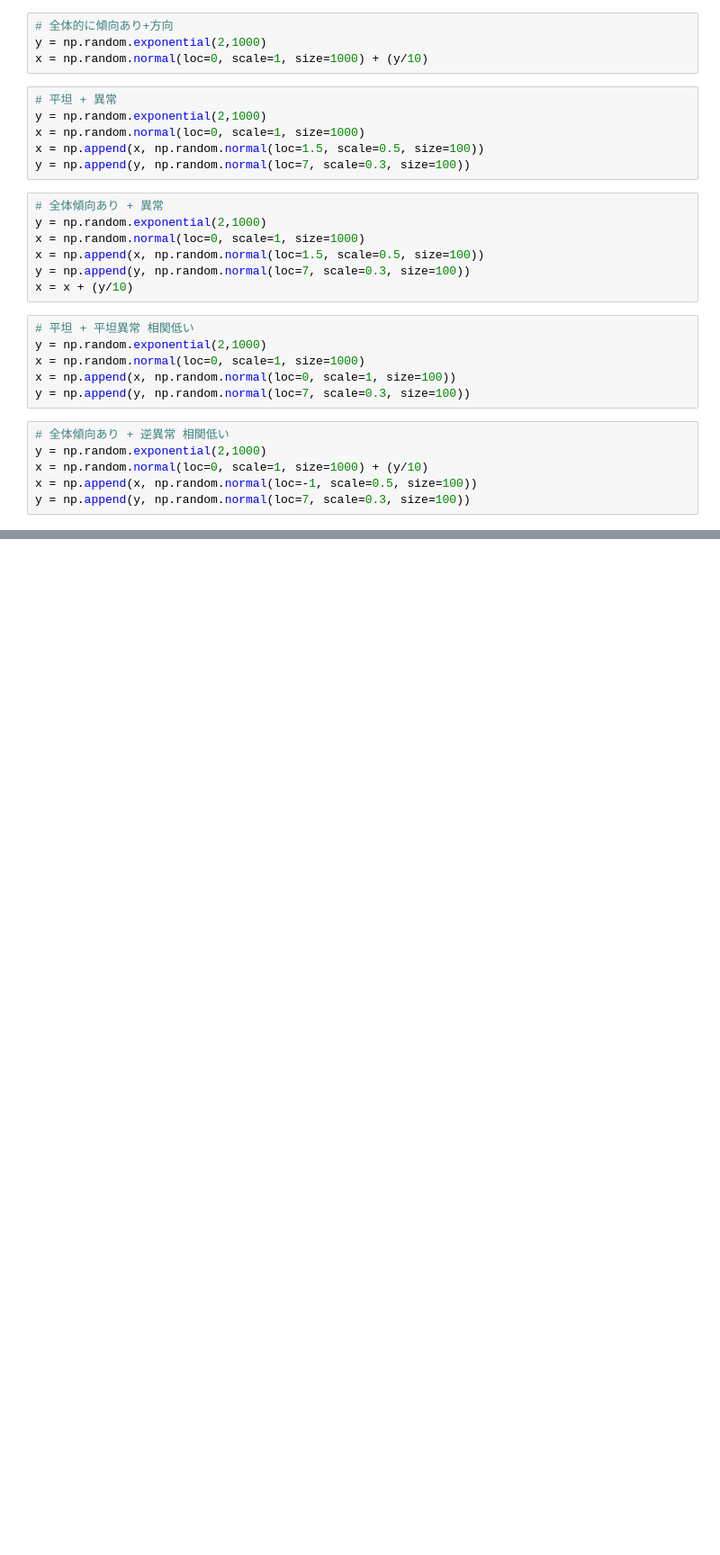
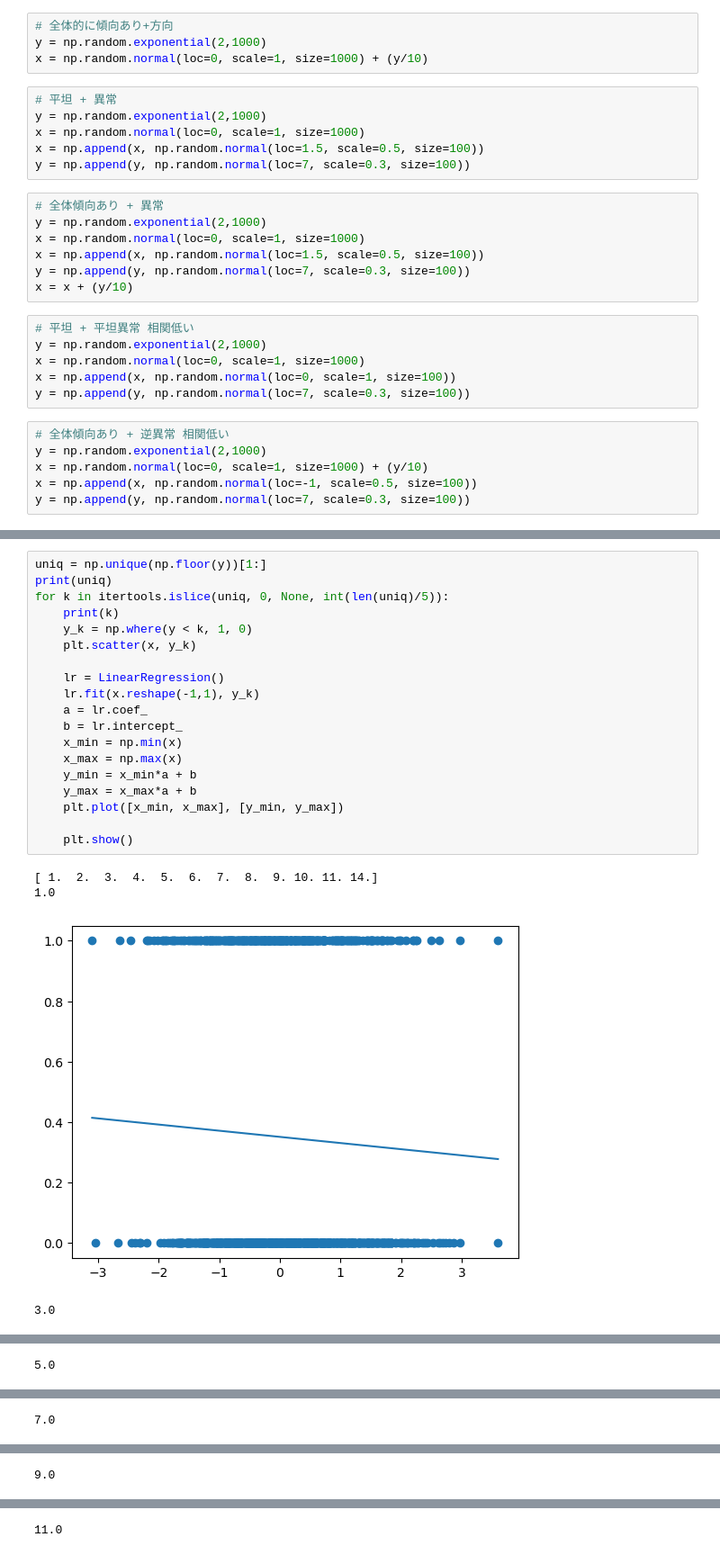
Before and after one commit to notfolder/graphgen, a Jupyter notebook: graphgen.ipynb, the cells around one changed output, grey strips where cells are left out. Shown at 90% size. Drawn from its saved outputs; the diff is of its cells as text; blank space fills up the shorter version.

```diff
--- a/graphgen.ipynb
+++ b/graphgen.ipynb
@@ -53,0 +55,24 @@ plt.show()
+# %%
+uniq = np.unique(np.floor(y))[1:]
+print(uniq)
+for k in itertools.islice(uniq, 0, None, int(len(uniq)/5)):
+    print(k)
+    y_k = np.where(y < k, 1, 0)
+    plt.scatter(x, y_k)
+
+    lr = LinearRegression()
+    lr.fit(x.reshape(-1,1), y_k)
+    a = lr.coef_
+    b = lr.intercept_
+    x_min = np.min(x)
+    x_max = np.max(x)
+    y_min = x_min*a + b
+    y_max = x_max*a + b
+    plt.plot([x_min, x_max], [y_min, y_max])
+
+    plt.show()
+# %% [output]
+[ 1.  2.  3.  4.  5.  6.  7.  8.  9. 10. 11. 14.]
+1.0
+[figure, added]
+3.0
@@ -53,0 +80 @@ plt.show()
+5.0
@@ -53,0 +82 @@ plt.show()
+7.0
@@ -53,0 +84 @@ plt.show()
+9.0
@@ -53,0 +86 @@ plt.show()
+11.0
```
Also changed, not shown: parts of 3 cells of this notebook.
